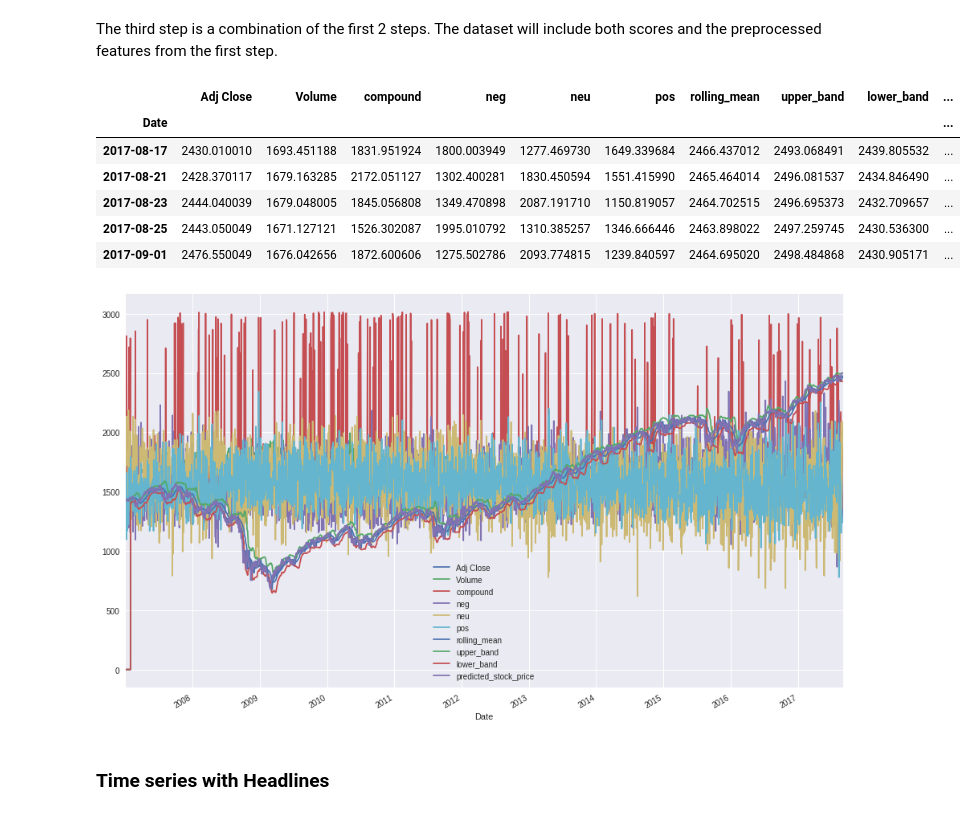
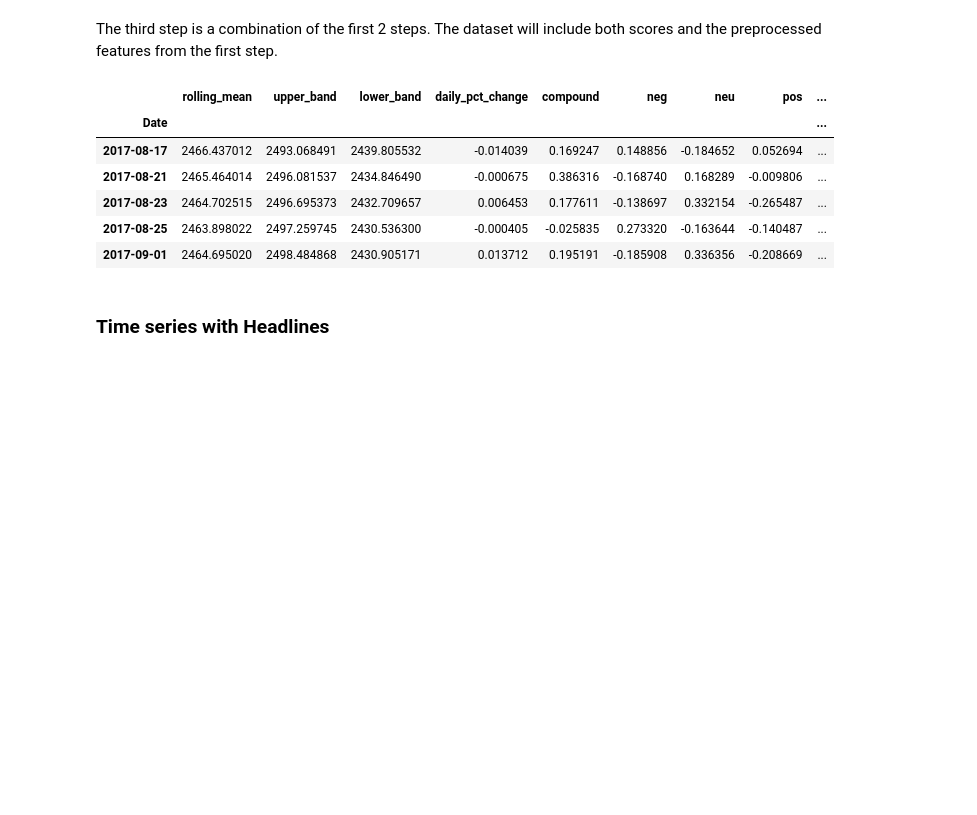
Before and after one commit to edantonio505/capstone_report, a Jupyter notebook: capstone_report.ipynb, the cells around one changed output. Cells and saved outputs as stored; diff of their text form; code cells hidden in the pictures; blank space fills up the shorter version.

```diff
--- a/capstone_report.ipynb
+++ b/capstone_report.ipynb
@@ -458,7 +461,17 @@ MLPRModel = MLPRegressor(hidden_layer_sizes=(100,200,100), activation='relu', ba
 
 models = [RFModel, LRModel, KNNModel, SVRModel, MLPRModel]
 
-headlines_cols = ['Headlines', 'compound', 'neg', 'neu', 'pos', 'Adj Close', 'predicted_stock_price']
+headlines_cols = [
+    'Headlines',
+    'compound',
+    'neg',
+    'neu',
+    'pos',
+
+    'daily_pct_change',
+    'Adj Close',
+    'predicted_stock_price'
+]
 
 # Dataset just Headlines
 df_just_headlines = data[headlines_cols]
@@ -472,11 +485,8 @@ df_norm_sentiment = (df - df.mean()) / (df.max() - df.min())
 df_just_headlines[norm_features_cols] = df_norm_sentiment
 
 
-df_just_headlines[norm_features_cols] = (df_just_headlines[norm_features_cols] * data['Adj Close'].mean())
-df_just_headlines[norm_features_cols] = df_just_headlines[norm_features_cols]  + data['Adj Close'].mean()
-df_just_headlines.plot(figsize=(16,10))
-
-
+df_just_headlines[norm_features_cols] = (df_just_headlines[norm_features_cols])
+df_just_headlines.fillna(0, inplace=True)
 df_just_headlines.tail()
 # %% [output]
 A value is trying to be set on a copy of a slice from a DataFrame.
@@ -546,36 +561,32 @@ Mean Absolute Error score: 28.603872707
 # %%
 data['rolling_mean'] = rolling_mean
 data['upper_band'] = rolling_mean + (rolling_std * no_of_std)
 data['lower_band'] = rolling_mean - (rolling_std * no_of_std)
 data.fillna(0, inplace=True)
 data[norm_features_cols] = df_norm_sentiment
-data[norm_features_cols] = data[norm_features_cols] * data['Adj Close'].mean() + data['Adj Close'].mean()
-
 
 cols = [
-        'Adj Close',
-        'Volume',
+        'rolling_mean',
+        'upper_band',
+        'lower_band',
+        'daily_pct_change',
         'compound',
         'neg',
         'neu',
         'pos',
-        'rolling_mean',
-        'upper_band',
-        'lower_band',
-        'predicted_stock_price'
+        'predicted_stock_price',
 ]
 
 time_series_with_headlines = data[cols]
-time_series_with_headlines.plot(figsize=(16,10))
+# time_series_with_headlines.plot(figsize=(16,10))
 time_series_with_headlines.tail()
 # %% [output]
-|  | Adj Close | Volume | compound | neg | neu | pos | rolling_mean | upper_band | lower_band | ... |
-| Date |  |  |  |  |  |  |  |  |  | ... |
-| 2017-08-17 | 2430.010010 | 1693.451188 | 1831.951924 | 1800.003949 | 1277.469730 | 1649.339684 | 2466.437012 | 2493.068491 | 2439.805532 | ... |
-| 2017-08-21 | 2428.370117 | 1679.163285 | 2172.051127 | 1302.400281 | 1830.450594 | 1551.415990 | 2465.464014 | 2496.081537 | 2434.846490 | ... |
-| 2017-08-23 | 2444.040039 | 1679.048005 | 1845.056808 | 1349.470898 | 2087.191710 | 1150.819057 | 2464.702515 | 2496.695373 | 2432.709657 | ... |
-| 2017-08-25 | 2443.050049 | 1671.127121 | 1526.302087 | 1995.010792 | 1310.385257 | 1346.666446 | 2463.898022 | 2497.259745 | 2430.536300 | ... |
-| 2017-09-01 | 2476.550049 | 1676.042656 | 1872.600606 | 1275.502786 | 2093.774815 | 1239.840597 | 2464.695020 | 2498.484868 | 2430.905171 | ... |
+|  | rolling_mean | upper_band | lower_band | daily_pct_change | compound | neg | neu | pos | ... |
+| Date |  |  |  |  |  |  |  |  | ... |
+| 2017-08-17 | 2466.437012 | 2493.068491 | 2439.805532 | -0.014039 | 0.169247 | 0.148856 | -0.184652 | 0.052694 | ... |
+| 2017-08-21 | 2465.464014 | 2496.081537 | 2434.846490 | -0.000675 | 0.386316 | -0.168740 | 0.168289 | -0.009806 | ... |
+| 2017-08-23 | 2464.702515 | 2496.695373 | 2432.709657 | 0.006453 | 0.177611 | -0.138697 | 0.332154 | -0.265487 | ... |
+| 2017-08-25 | 2463.898022 | 2497.259745 | 2430.536300 | -0.000405 | -0.025835 | 0.273320 | -0.163644 | -0.140487 | ... |
+| 2017-09-01 | 2464.695020 | 2498.484868 | 2430.905171 | 0.013712 | 0.195191 | -0.185908 | 0.336356 | -0.208669 | ... |
-[figure, removed]
 # %%
 feature_cols = [
```
Also changed, not shown: parts of 26 cells of this notebook, 1 other file.
